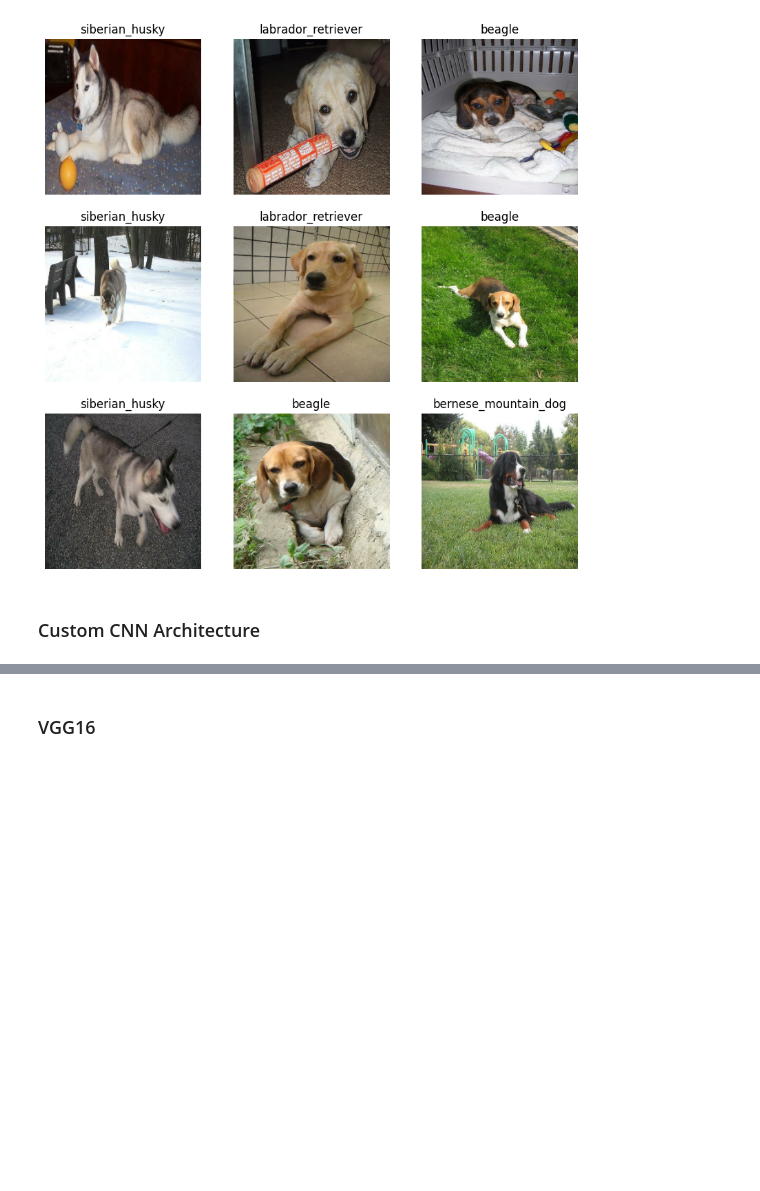
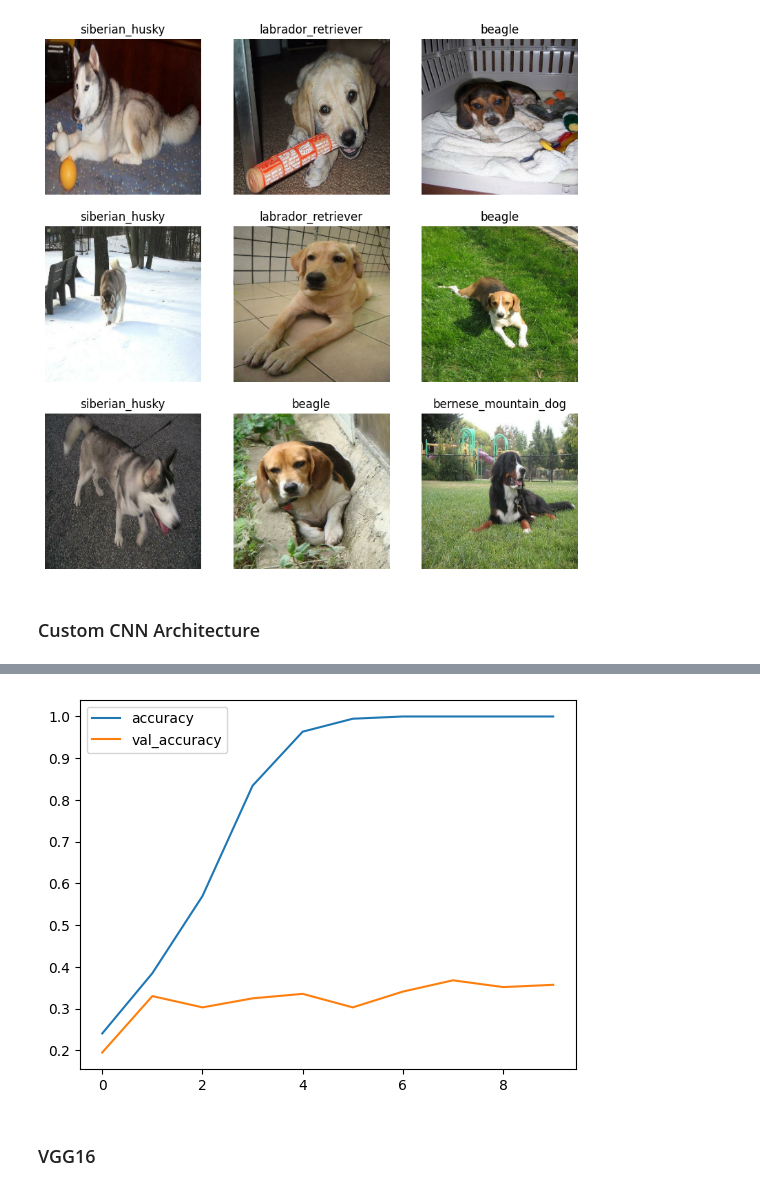
Before and after one commit to IgorKovbel/Dogs_Breed_Classification, a Jupyter notebook: Stanford_Dogs_Dataset_Classification.ipynb, the cells around one changed output, grey strips where cells are left out. Drawn from its saved outputs; the diff is of its cells as text; code cells hidden in the pictures; blank space fills up the shorter version.

```diff
--- a/Stanford_Dogs_Dataset_Classification.ipynb
+++ b/Stanford_Dogs_Dataset_Classification.ipynb
@@ -108,3 +108,9 @@ Epoch 10/10
+# %%
+my_history_df = pd.DataFrame.from_dict(my_history.history)
+my_history_df[['accuracy', 'val_accuracy']].plot()
+plt.show()
+# %% [output]
+[figure, added]
 # %% [markdown]
 ### VGG16
 # %%
```
Also changed, not shown: parts of 16 cells of this notebook.
